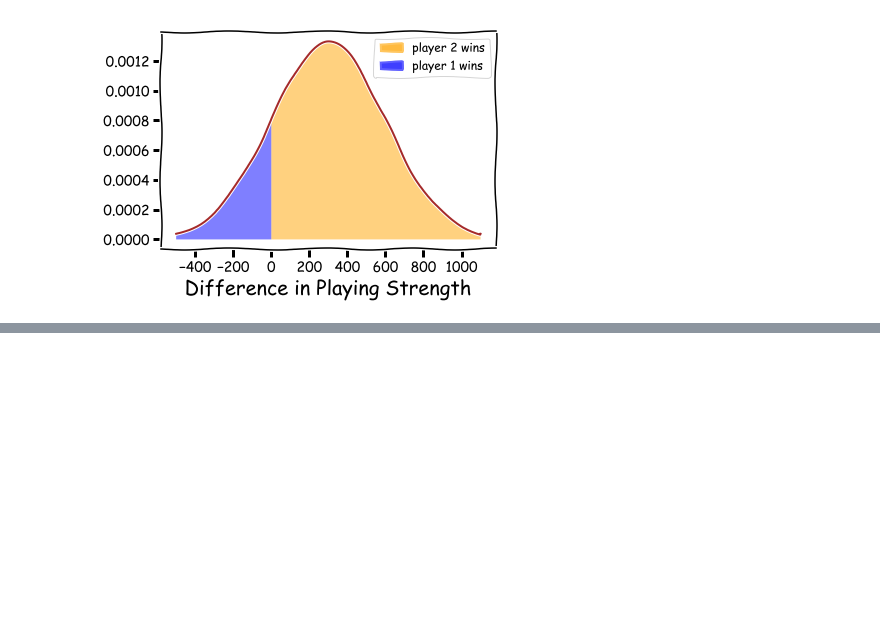
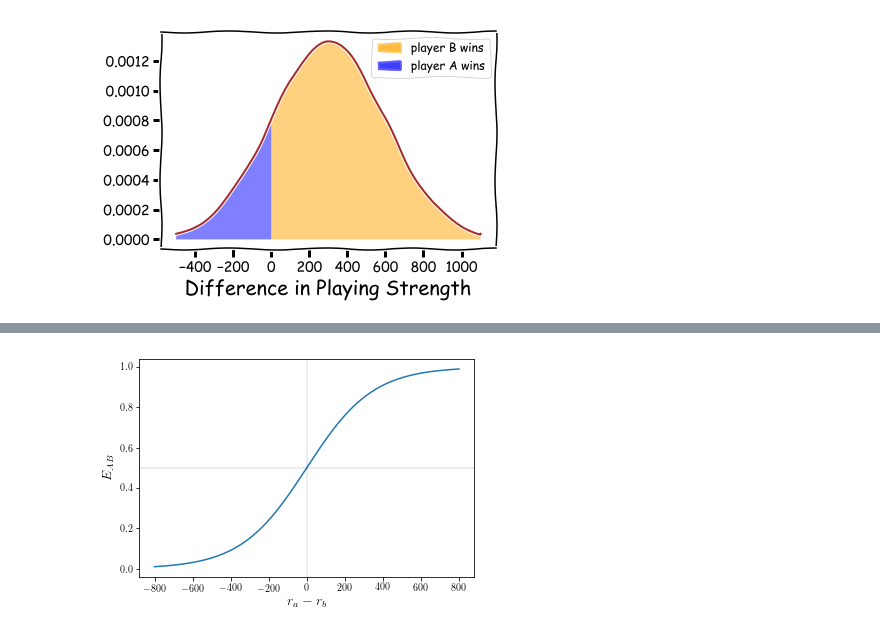
Before and after one commit to mc-robinson/ratings_methods, a Jupyter notebook: elo_ratings.ipynb, the cells around one changed output, grey strips where cells are left out. Cells and saved outputs as stored; diff of their text form; code cells hidden in the pictures; blank space fills up the shorter version.

Commit message:
added logistic curve

```diff
--- a/elo_ratings.ipynb
+++ b/elo_ratings.ipynb
@@ -80,0 +113,11 @@ As you can see in this graph, the better player 2 wins most of the time. However
+# %%
+x = np.linspace(-800, 800, 400)
+y = 1/(1+(10**(-x/400)))
+plt.plot(x,y)
+plt.axvline(x=0, color='k', linestyle='-',alpha=0.1)
+plt.axhline(y=0.5, color='k', linestyle='-',alpha=0.1)
+plt.xlabel(r'$r_a - r_b$', fontsize = 14)
+plt.ylabel(r'$E_{AB}$', fontsize=14)
+plt.show()
+# %% [output]
+[figure, added]
```
Also changed, not shown: parts of 8 cells of this notebook.
